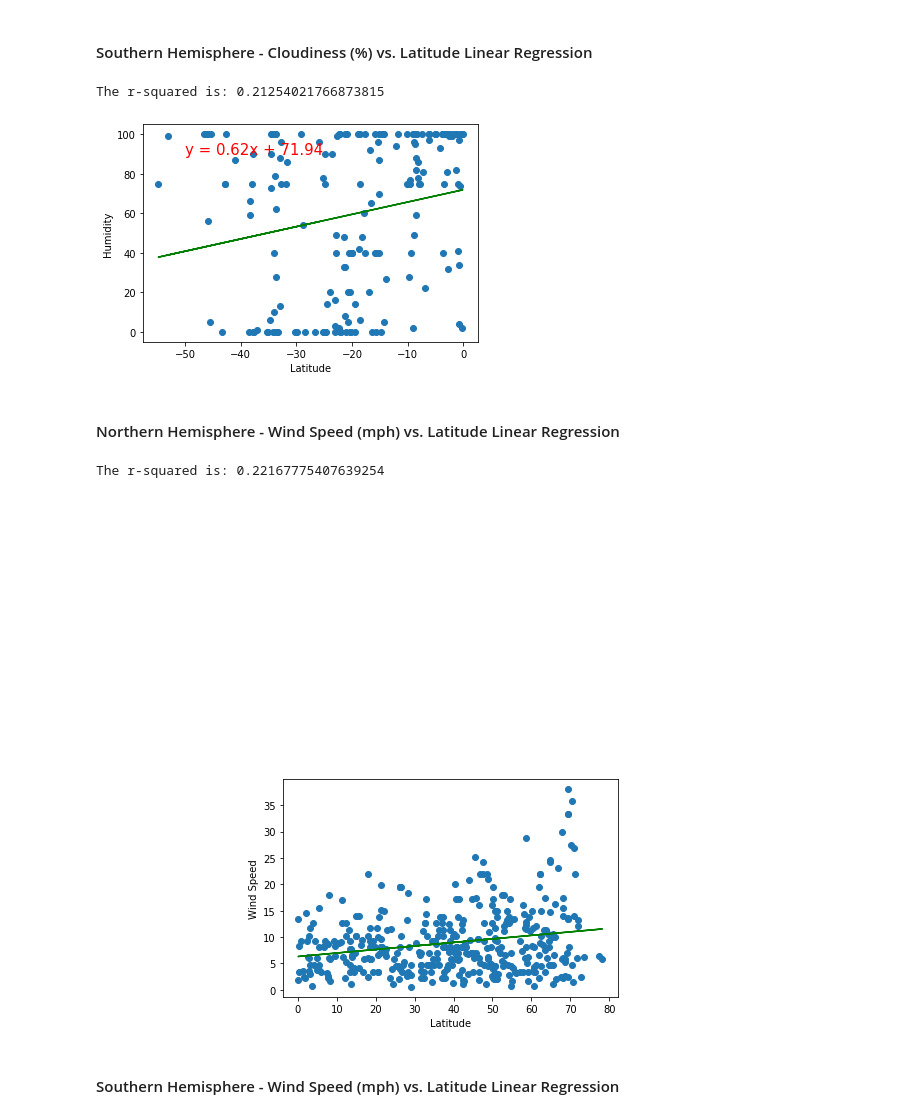
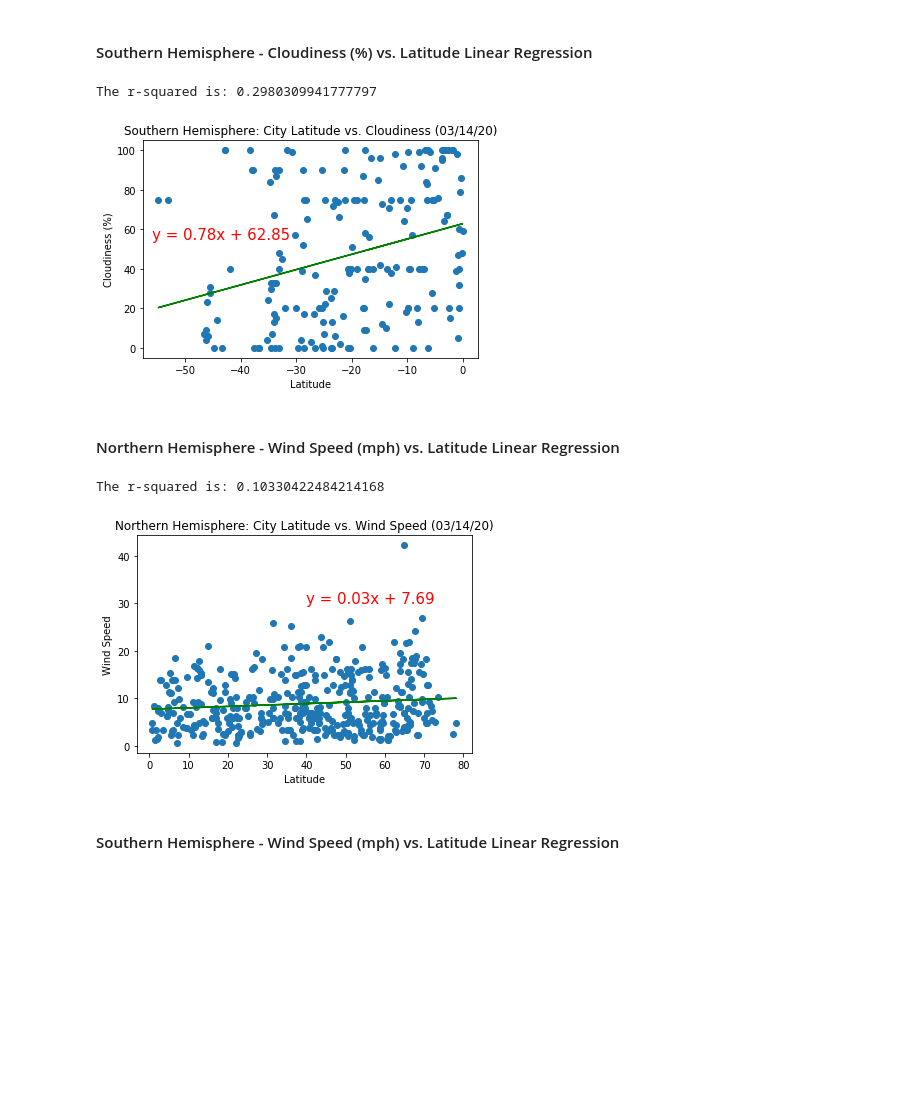
Before and after one commit to Tbwheeler94/Python-API-Challenge, a Jupyter notebook: WeatherPy/WeatherPy_Script.ipynb, the cells around one changed output. Cells and saved outputs as stored; diff of their text form; code cells hidden in the pictures; blank space fills up the shorter version.

```diff
--- a/WeatherPy/WeatherPy_Script.ipynb
+++ b/WeatherPy/WeatherPy_Script.ipynb
@@ -225,11 +246,15 @@ for city in cities:
 
         try:
 
+            # Pull weather data from API
             query_url = url + "appid=" + api_key + "&units=imperial" + "&q=" + city
             weather_response = requests.get(query_url).json()
+
+            #Assign variable for lat_coordinate
             lat_coordinate = weather_response['coord']['lat']
 
-            if lat_coordinate > 0:
+            #Create if function, pull only northern hemisphere data if lat_coordinate is greater than 0
+            if lat_coordinate >= 0:
 
                 city_name_north.append(weather_response['name'])
                 cloudiness_north.append(weather_response['clouds']['all'])
@@ -241,6 +266,7 @@ for city in cities:
                 max_temp_north.append(weather_response['main']['temp_max'])
                 wind_speed_north.append(weather_response['wind']['speed'])
 
+            #All other coordinates are southern hemisphere
             else:
 
                 city_name_south.append(weather_response['name'])
@@ -254,6 +280,7 @@ for city in cities:
                 wind_speed_south.append(weather_response['wind']['speed'])
 
         except KeyError:
+
             print('City not found. Skipping...')
 # %% [output]
 Beginning Data Retrieval
@@ -368,25 +412,28 @@ The r-squared is: 0.5316559030425281
 # %% [markdown]
 ####  Northern Hemisphere - Humidity (%) vs. Latitude Linear Regression
 # %%
+#Plot scatter
 plt.scatter(lat_north, humidity_north)
-lat_north = northern_df.loc[:, "Lat"]
 
+#Run linear regression
 (slope, intercept, rvalue, pvalue, stderr) = st.linregress(lat_north, humidity_north)
 
-# Multiply slope by mouse_weights data and add intercept to get regression values
+# Multiply slope by northern latitude data and add intercept to get regression values
 regress_values = lat_north * slope + intercept
 
 # Print predictive line equation
 line_eq = "y = " + str(round(slope,2)) + "x + " + str(round(intercept,2))
 
-# Plot line of mouse weights and their respective regression values
+# Plot line of northern latitude data and their respective regression values
 plt.plot(lat_north,regress_values,"g-")
 
 # Add line equation to graph
-plt.annotate(line_eq,(0,-10),fontsize=15,color="red")
+plt.annotate(line_eq,(45,15),fontsize=15,color="red")
 
 # Plot title, x and y labels and r value
 plt.xlabel("Latitude")
 plt.ylabel("Humidity")
+plt.title("Northern Hemisphere: City Latitude vs. Humidity (03/14/20)")
 print(f"The r-squared is: {rvalue}")
+plt.savefig('Northern Hemisphere Regression: City Latitude vs. Humidity.png')
 # %% [output]
@@ -422,25 +480,28 @@ The r-squared is: 0.3199651573073243
 # %% [markdown]
 ####  Northern Hemisphere - Cloudiness (%) vs. Latitude Linear Regression
 # %%
+# Plot scatter
 plt.scatter(lat_north, cloudiness_north)
-lat_north = northern_df.loc[:, "Lat"]
 
+# Run linear regression
 (slope, intercept, rvalue, pvalue, stderr) = st.linregress(lat_north, cloudiness_north)
 
-# Multiply slope by mouse_weights data and add intercept to get regression values
+# Multiply slope by northern latitude data and add intercept to get regression values
 regress_values = lat_north * slope + intercept
 
 # Print predictive line equation
 line_eq = "y = " + str(round(slope,2)) + "x + " + str(round(intercept,2))
 
-# Plot line of mouse weights and their respective regression values
+# Plot line of southern latitude data and their respective regression values
 plt.plot(lat_north,regress_values,"g-")
 
 # Add line equation to graph
-plt.annotate(line_eq,(0,-10),fontsize=15,color="red")
+plt.annotate(line_eq,(50,55),fontsize=15,color="red")
 
 # Plot title, x and y labels and r value
 plt.xlabel("Latitude")
-plt.ylabel("Humidity")
+plt.ylabel("Cloudiness (%)")
+plt.title("Northern Hemisphere: City Latitude vs. Cloudiness (03/14/20)")
 print(f"The r-squared is: {rvalue}")
+plt.savefig('Northern Hemisphere Regression: City Latitude vs. Cloudiness.png')
 # %% [output]
@@ -449,27 +514,30 @@ The r-squared is: 0.2718478004583421
 # %% [markdown]
 ####  Southern Hemisphere - Cloudiness (%) vs. Latitude Linear Regression
 # %%
+#Plot scatter
 plt.scatter(lat_south, cloudiness_south)
-lat_south = southern_df.loc[:, "Lat"]
 
+#Run linear regression
 (slope, intercept, rvalue, pvalue, stderr) = st.linregress(lat_south, cloudiness_south)
 
-# Multiply slope by mouse_weights data and add intercept to get regression values
+# Multiply slope by southern hemisphere data and add intercept to get regression values
 regress_values = lat_south * slope + intercept
 
 # Print predictive line equation
 line_eq = "y = " + str(round(slope,2)) + "x + " + str(round(intercept,2))
 
-# Plot line of mouse weights and their respective regression values
+# Plot line of southern hemisphere and their respective regression values
 plt.plot(lat_south, regress_values, "g-")
 
 # Add line equation to graph
-plt.annotate(line_eq,(-50,90),fontsize=15,color="red")
+plt.annotate(line_eq,(-56,55),fontsize=15,color="red")
 
 # Plot title, x and y labels and r value
 plt.xlabel("Latitude")
-plt.ylabel("Humidity")
+plt.ylabel("Cloudiness (%)")
+plt.title("Southern Hemisphere: City Latitude vs. Cloudiness (03/14/20)")
 print(f"The r-squared is: {rvalue}")
+plt.savefig('Southern Hemisphere Regression: City Latitude vs. Cloudiness.png')
 # %% [output]
-The r-squared is: 0.21254021766873815
+The r-squared is: 0.2980309941777797
-[figure, old version]
+[figure, new version]
@@ -477,26 +548,27 @@ The r-squared is: 0.21254021766873815
 ####  Northern Hemisphere - Wind Speed (mph) vs. Latitude Linear Regression
 # %%
 plt.scatter(lat_north, wind_speed_north)
-lat_south = southern_df.loc[:, "Lat"]
 
 (slope, intercept, rvalue, pvalue, stderr) = st.linregress(lat_north, wind_speed_north)
 
-# Multiply slope by mouse_weights data and add intercept to get regression values
+# Multiply slope by northern latitude data and add intercept to get regression values
 regress_values = lat_north * slope + intercept
 
 # Print predictive line equation
 line_eq = "y = " + str(round(slope,2)) + "x + " + str(round(intercept,2))
 
-# Plot line of mouse weights and their respective regression values
+# Plot line of northern latitude and their respective regression values
 plt.plot(lat_north, regress_values, "g-")
 
 # Add line equation to graph
-plt.annotate(line_eq,(-50,90),fontsize=15,color="red")
+plt.annotate(line_eq,(40,30),fontsize=15,color="red")
 
 # Plot title, x and y labels and r value
 plt.xlabel("Latitude")
 plt.ylabel("Wind Speed")
+plt.title("Northern Hemisphere: City Latitude vs. Wind Speed (03/14/20)")
 print(f"The r-squared is: {rvalue}")
+plt.savefig('Northern Hemisphere Regression: City Latitude vs. Wind Speed.png')
 # %% [output]
-The r-squared is: 0.22167775407639254
+The r-squared is: 0.10330422484214168
-[figure, old version]
+[figure, new version]
```
Also changed, not shown: parts of 31 cells of this notebook, 21 other files.
